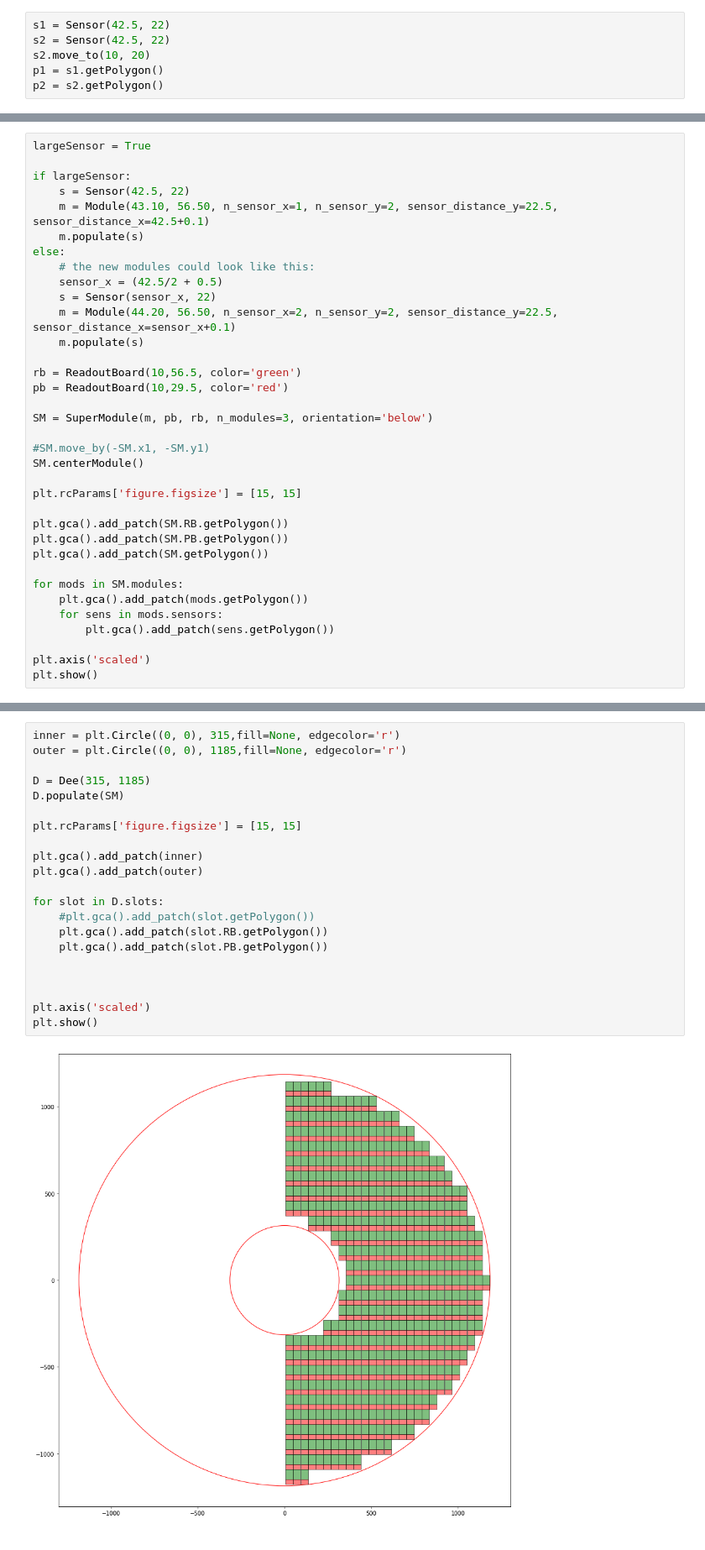
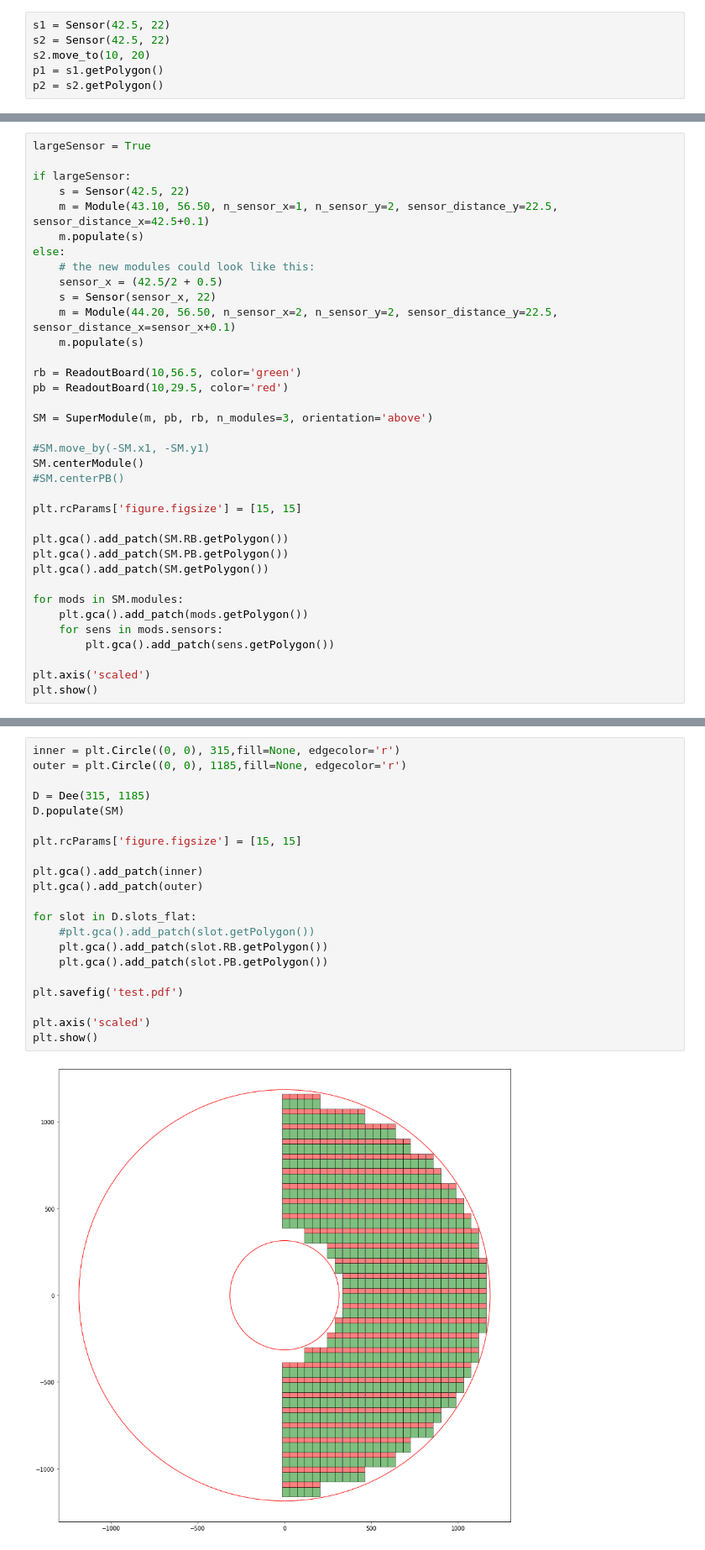
Before and after one commit to yashmehra028/ETL-Copy, a Jupyter notebook: SingleObjects.ipynb, the cells around one changed output, grey strips where cells are left out. Shown at 84% size. Saved outputs shown, nothing was run; the diff lists cells and outputs as text.

```diff
--- a/SingleObjects.ipynb
+++ b/SingleObjects.ipynb
@@ -81,10 +89,11 @@ else:
 rb = ReadoutBoard(10,56.5, color='green')
 pb = ReadoutBoard(10,29.5, color='red')
 
-SM = SuperModule(m, pb, rb, n_modules=3, orientation='below')
+SM = SuperModule(m, pb, rb, n_modules=3, orientation='above')
 
 #SM.move_by(-SM.x1, -SM.y1)
 SM.centerModule()
+#SM.centerPB()
 
 plt.rcParams['figure.figsize'] = [15, 15]
 
@@ -104,23 +117,23 @@ plt.show()
 # %%
 inner = plt.Circle((0, 0), 315,fill=None, edgecolor='r')
 outer = plt.Circle((0, 0), 1185,fill=None, edgecolor='r')
 
 D = Dee(315, 1185)
 D.populate(SM)
 
 plt.rcParams['figure.figsize'] = [15, 15]
 
 plt.gca().add_patch(inner)
 plt.gca().add_patch(outer)
 
-for slot in D.slots:
+for slot in D.slots_flat:
     #plt.gca().add_patch(slot.getPolygon())
     plt.gca().add_patch(slot.RB.getPolygon())
     plt.gca().add_patch(slot.PB.getPolygon())
 
-
+plt.savefig('test.pdf')
 
 plt.axis('scaled')
 plt.show()
 # %% [output]
-[figure, old version]
+[figure, new version]
```
Also changed, not shown: parts of 5 cells of this notebook, 2 other files.
